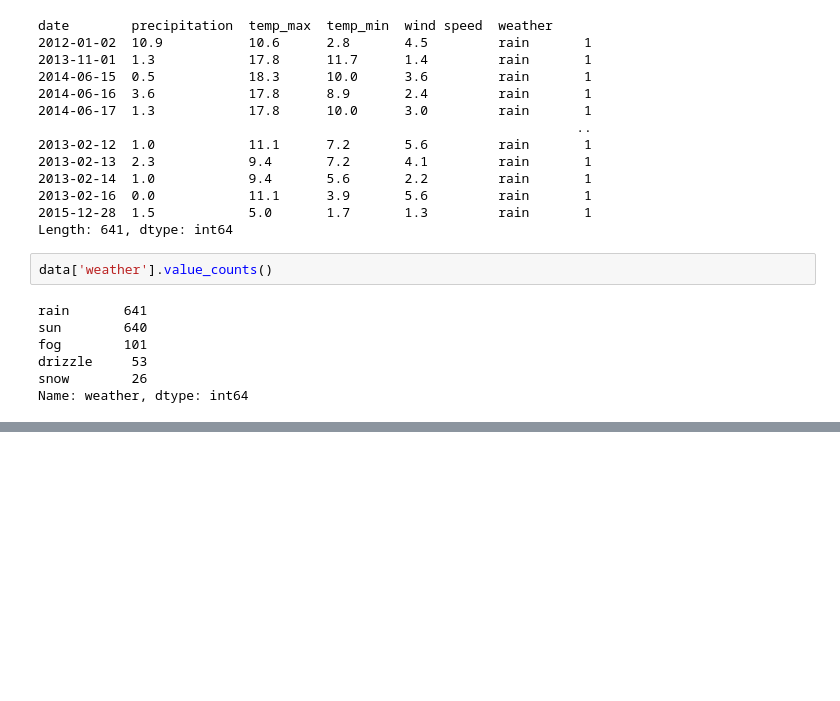
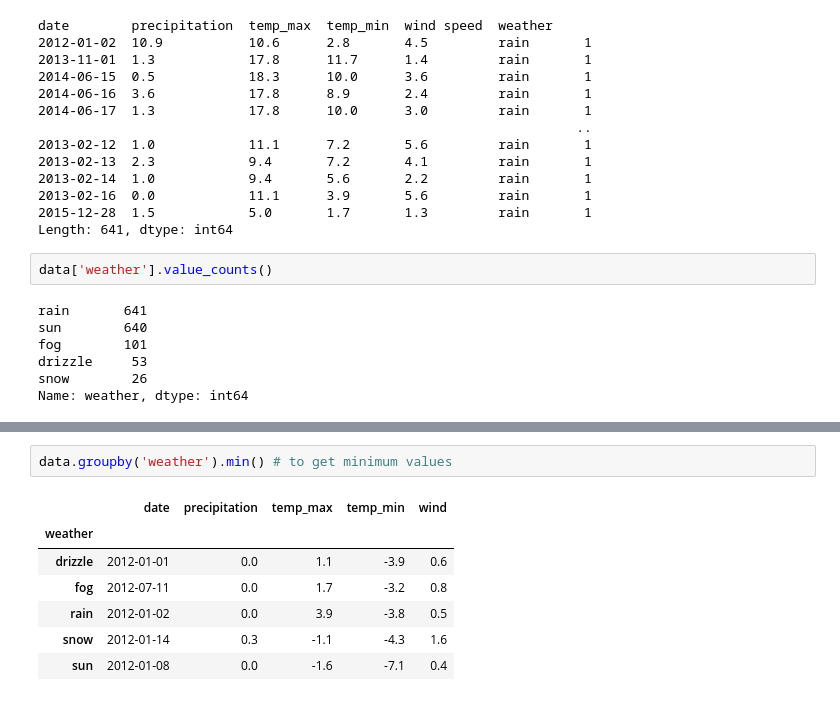
Before and after one commit to shashankgmadival/DATA-ANALYSIS, a Jupyter notebook: weather-prediction.ipynb, the cells around one changed output, grey strips where cells are left out. Saved outputs shown, nothing was run; the diff lists cells and outputs as text; blank space fills up the shorter version.

```diff
--- a/weather-prediction.ipynb
+++ b/weather-prediction.ipynb
@@ -391,0 +437,10 @@ Name: weather, dtype: int64
+# %%
+data.groupby('weather').min() # to get minimum values
+# %% [output]
+|  | date | precipitation | temp_max | temp_min | wind |
+| weather |  |  |  |  |  |
+| drizzle | 2012-01-01 | 0.0 | 1.1 | -3.9 | 0.6 |
+| fog | 2012-07-11 | 0.0 | 1.7 | -3.2 | 0.8 |
+| rain | 2012-01-02 | 0.0 | 3.9 | -3.8 | 0.5 |
+| snow | 2012-01-14 | 0.3 | -1.1 | -4.3 | 1.6 |
+| sun | 2012-01-08 | 0.0 | -1.6 | -7.1 | 0.4 |
```
Also changed, not shown: parts of 10 cells of this notebook.
